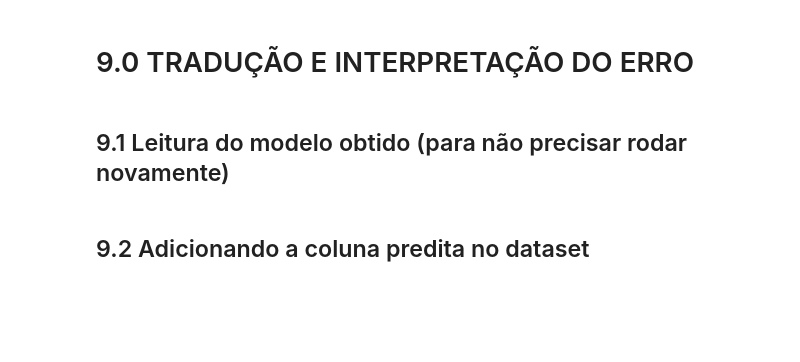
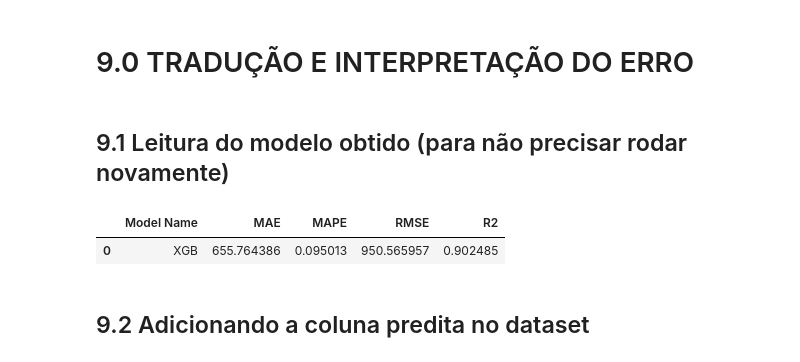
Before and after one commit to MayconRochaaa/rossmann_project, a Jupyter notebook: store_sales_prediction.ipynb, the cells around one changed output. Cells and saved outputs as stored; diff of their text form; code cells hidden in the pictures; blank space fills up the shorter version.

```diff
--- a/store_sales_prediction.ipynb
+++ b/store_sales_prediction.ipynb
@@ -1235,6 +1172,11 @@ MODEL_DIR = os.path.join(BASE_DIR,'model')
 model_xgb_tuned  = pickle.load(open(os.path.join(MODEL_DIR,'model_rossman.pkl'),'rb'))
 yhat_tuned = model_xgb_tuned.predict(x_teste)
 result_tuned = ml_error('XGB', np.expm1(y_teste), np.expm1(yhat_tuned))
+# %%
+result_tuned
+# %% [output]
+|  | Model Name | MAE | MAPE | RMSE | R2 |
+| 0 | XGB | 655.764386 | 0.095013 | 950.565957 | 0.902485 |
 # %% [markdown]
 ## 9.2  Adicionando a coluna predita no dataset
 # %%
```
Also changed, not shown: parts of 11 cells of this notebook, 2 other files.
